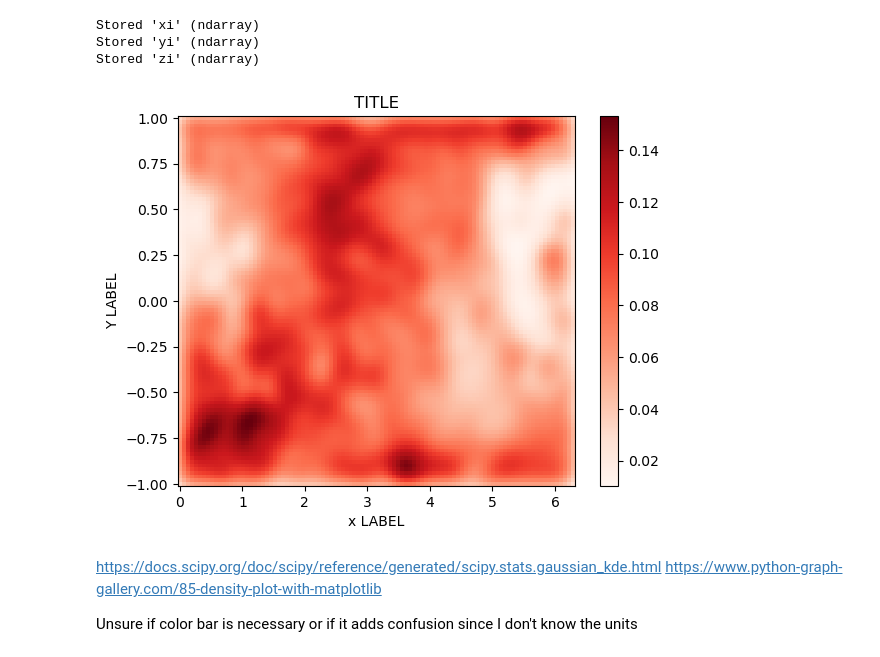
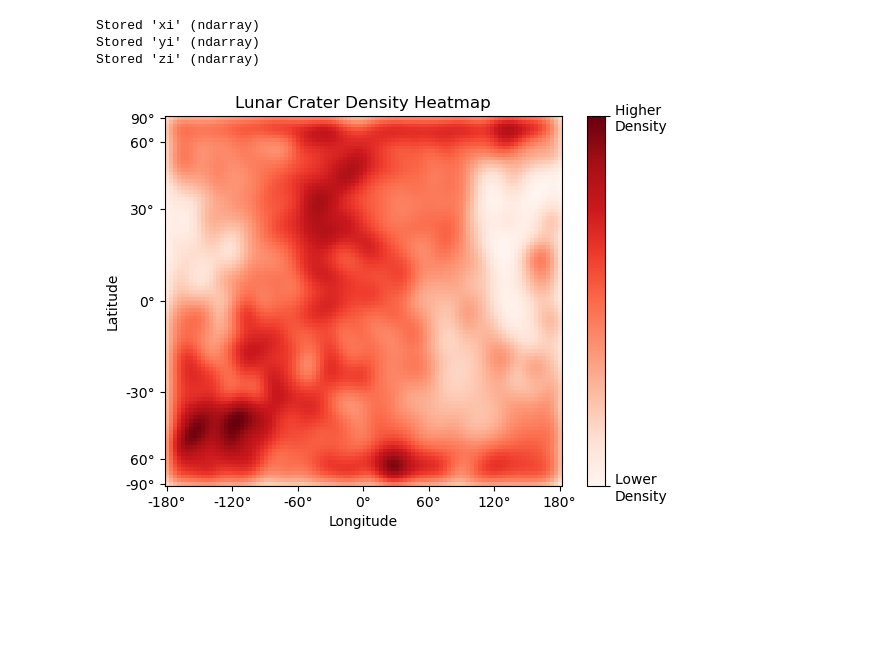
Before and after one commit to jfryling/lunar-chronology-crater-analysis, a Jupyter notebook: coordinates_transformation.ipynb, the cells around one changed output. Cells and saved outputs as stored; diff of their text form; code cells hidden in the pictures; blank space fills up the shorter version.

```diff
--- a/coordinates_transformation.ipynb
+++ b/coordinates_transformation.ipynb
@@ -32,17 +34,17 @@ zi = k(np.vstack([xi.flatten(), yi.flatten()]))
 Stored 'xi' (ndarray)
 Stored 'yi' (ndarray)
 Stored 'zi' (ndarray)
-# %%
-plt.pcolormesh(xi, yi, zi.reshape(xi.shape), shading='auto', cmap=plt.cm.Reds)
-plt.colorbar() # COLORBAR
-plt.xlabel('x LABEL')
-plt.ylabel('Y LABEL') #unsure if messed up order
-plt.title("TITLE")
-plt.show()
-# %% [output]
-[figure, removed]
-# %% [markdown]
-https://docs.scipy.org/doc/scipy/reference/generated/scipy.stats.gaussian_kde.html
-https://www.python-graph-gallery.com/85-density-plot-with-matplotlib
-
-Unsure if color bar is necessary or if it adds confusion since I don't know the units
+# %%
+pi = np.pi
+
+ax = plt.pcolormesh(xi, yi, zi.reshape(xi.shape), shading='auto', cmap=plt.cm.Reds)
+cbar = plt.colorbar(ticks=[0.0104, 0.153]) # COLORBAR
+cbar.ax.set_yticklabels(['Lower \nDensity', 'Higher \nDensity'])
+plt.xlabel('Longitude')
+plt.ylabel('Latitude')
+plt.title('Lunar Crater Density Heatmap')
+plt.xticks([0,pi/3,2*pi/3,pi,4*pi/3,5*pi/3,2*pi], ['-180°','-120°','-60°','0°','60°','120°','180°'])
+plt.yticks([-1,-0.866,-.5,0,.5,0.866,1], ['-90°','60°','-30°','0°','30°','60°','90°',])
+plt.show()
+# %% [output]
+[figure, added]
```
Also changed, not shown: parts of 1 cell of this notebook, 1 other file.
